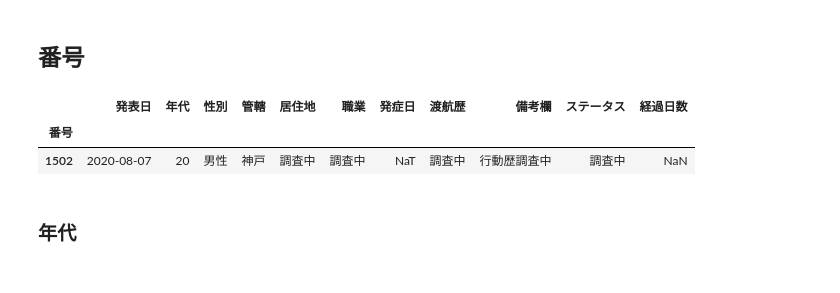
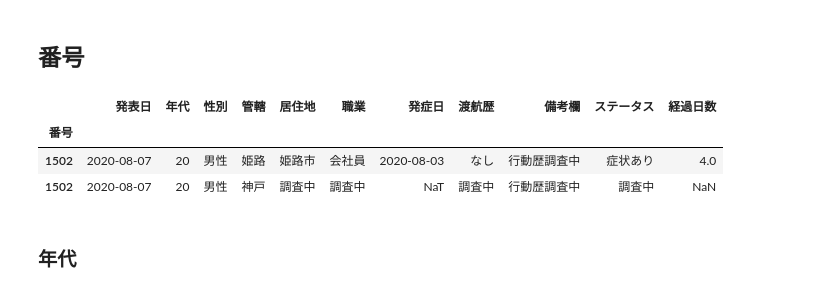
Before and after one commit to imabari/covid19-data, a Jupyter notebook: hyougo/hyougo_yousei_check.ipynb, the cells around one changed output. Cells and saved outputs as stored; diff of their text form; code cells hidden in the pictures.

```diff
--- a/hyougo/hyougo_yousei_check.ipynb
+++ b/hyougo/hyougo_yousei_check.ipynb
@@ -528,10 +528,11 @@ df.to_csv("all.tsv", sep="\t")
 # %% [markdown]
 ## 番号
 # %%
-df_kanja[df_kanja.index.duplicated()]
+df_kanja[df_kanja.index.duplicated(keep=False)]
 # %% [output]
 |  | 発表日 | 年代 | 性別 | 管轄 | 居住地 | 職業 | 発症日 | 渡航歴 | 備考欄 | ステータス | 経過日数 |
 | 番号 |  |  |  |  |  |  |  |  |  |  |  |
+| 1502 | 2020-08-07 | 20 | 男性 | 姫路 | 姫路市 | 会社員 | 2020-08-03 | なし | 行動歴調査中 | 症状あり | 4.0 |
 | 1502 | 2020-08-07 | 20 | 男性 | 神戸 | 調査中 | 調査中 | NaT | 調査中 | 行動歴調査中 | 調査中 | NaN |
 # %% [markdown]
 ### 年代
```
